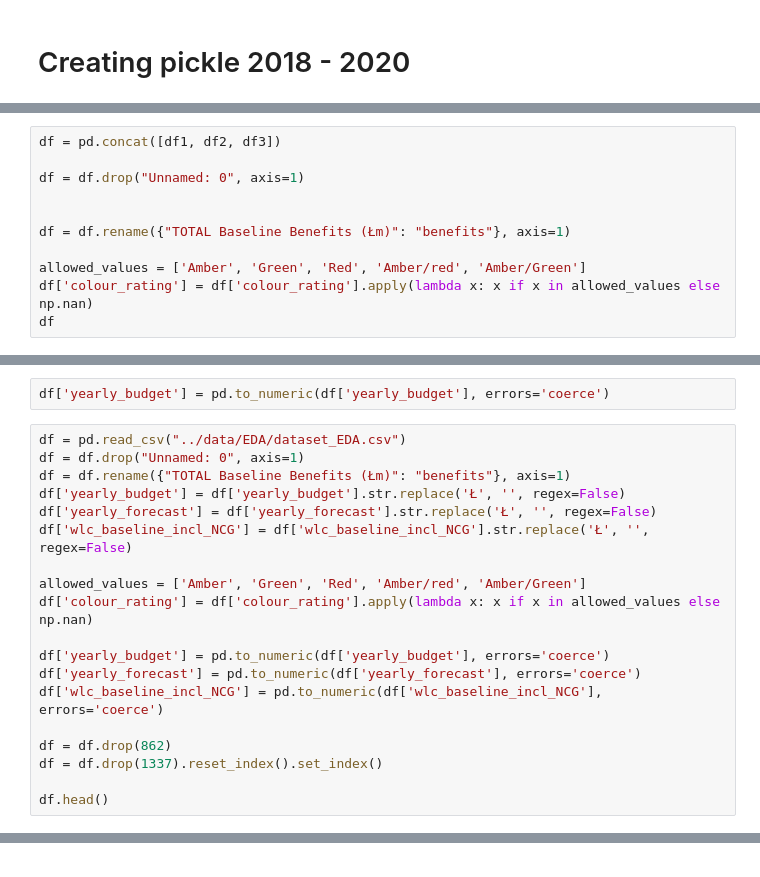
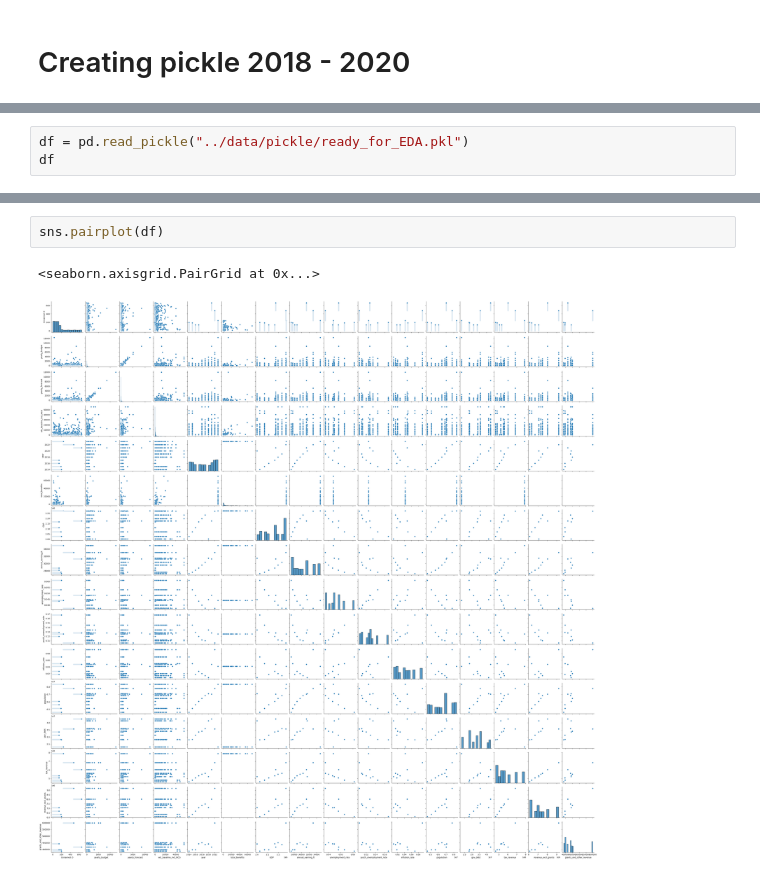
Before and after one commit to rauschgold/ds-bootcamp-capstone-project, a Jupyter notebook: notebooks/eda_hieu.ipynb, the cells around one changed output, grey strips where cells are left out. Drawn from its saved outputs; the diff is of its cells as text.

```diff
--- a/notebooks/eda_hieu.ipynb
+++ b/notebooks/eda_hieu.ipynb
@@ -112,0 +115,3 @@ df_18_20[df_18_20["end_date_new"].isna()]
+# %%
+df = pd.read_pickle("../data/pickle/ready_for_EDA.pkl")
+df
@@ -144,11 +148,0 @@ df3 = pd.read_csv("../data/raw_data/df_2014_2017.csv", thousands=',')
-# %%
-df = pd.concat([df1, df2, df3])
-
-df = df.drop("Unnamed: 0", axis=1)
-
-
-df = df.rename({"TOTAL Baseline Benefits (Łm)": "benefits"}, axis=1)
-
-allowed_values = ['Amber', 'Green', 'Red', 'Amber/red', 'Amber/Green']
-df['colour_rating'] = df['colour_rating'].apply(lambda x: x if x in allowed_values else np.nan)
-df
@@ -167,21 +148,0 @@ df.info()
-# %%
-df['yearly_budget'] = pd.to_numeric(df['yearly_budget'], errors='coerce')
-# %%
-df = pd.read_csv("../data/EDA/dataset_EDA.csv")
-df = df.drop("Unnamed: 0", axis=1)
-df = df.rename({"TOTAL Baseline Benefits (Łm)": "benefits"}, axis=1)
-df['yearly_budget'] = df['yearly_budget'].str.replace('Ł', '', regex=False)
-df['yearly_forecast'] = df['yearly_forecast'].str.replace('Ł', '', regex=False)
-df['wlc_baseline_incl_NCG'] = df['wlc_baseline_incl_NCG'].str.replace('Ł', '', regex=False)
-
-allowed_values = ['Amber', 'Green', 'Red', 'Amber/red', 'Amber/Green']
-df['colour_rating'] = df['colour_rating'].apply(lambda x: x if x in allowed_values else np.nan)
-
-df['yearly_budget'] = pd.to_numeric(df['yearly_budget'], errors='coerce')
-df['yearly_forecast'] = pd.to_numeric(df['yearly_forecast'], errors='coerce')
-df['wlc_baseline_incl_NCG'] = pd.to_numeric(df['wlc_baseline_incl_NCG'], errors='coerce')
-
-df = df.drop(862)
-df = df.drop(1337).reset_index().set_index()
-
-df.head()
@@ -195,0 +165,5 @@ df["year"].value_counts()
+# %%
+sns.pairplot(df)
+# %% [output]
+<seaborn.axisgrid.PairGrid at 0x...>
+[figure, added]
```
Also changed, not shown: parts of 42 cells of this notebook, 7 other files.
